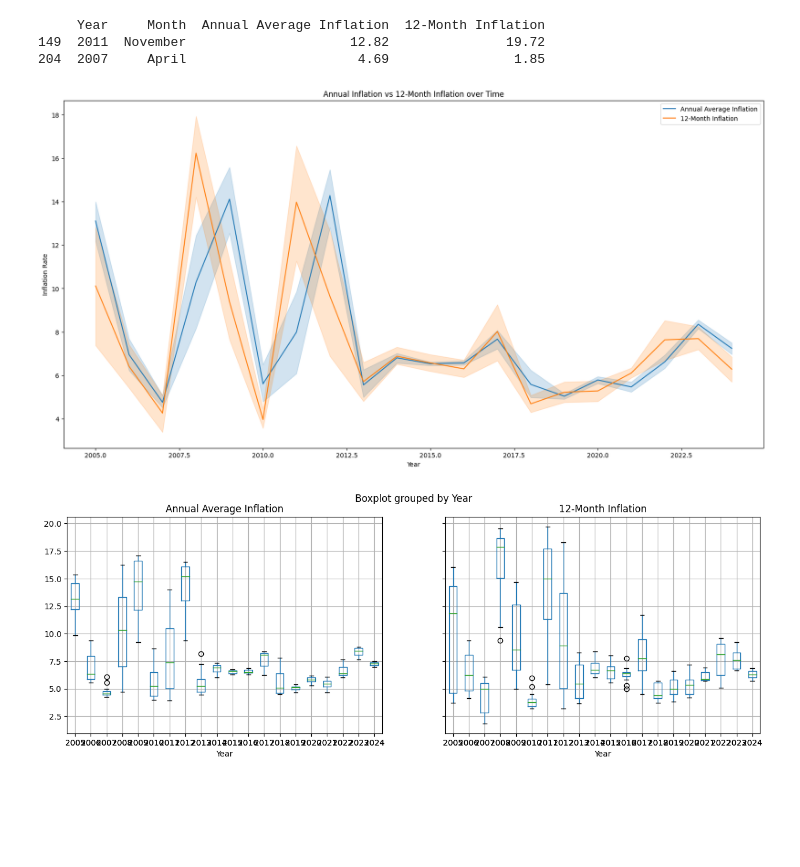
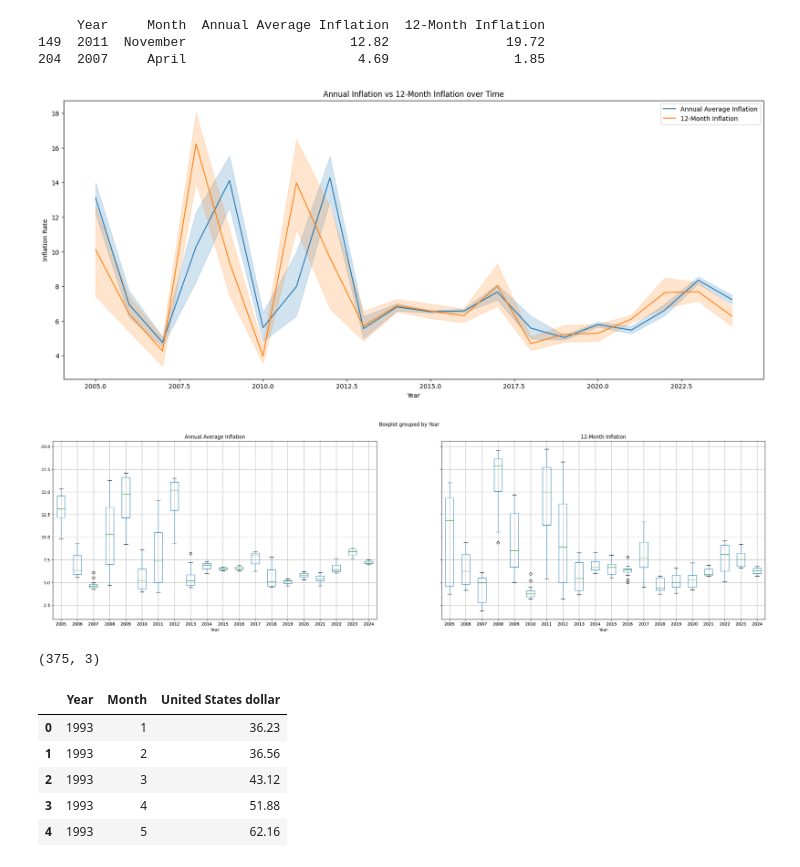
Before and after one commit to PerisN/Predicting-the-rate-of-Inflation-in-Kenya, a Jupyter notebook: notebooks/cleaning_exploration.ipynb, the cells around one changed output. Drawn from its saved outputs; the diff is of its cells as text; code cells hidden in the pictures; blank space fills up the shorter version.

Commit message:
Read Annual GDP and USD Exchange rates data

```diff
--- a/notebooks/cleaning_exploration.ipynb
+++ b/notebooks/cleaning_exploration.ipynb
@@ -61,16 +62,30 @@ print(av_inf_max_min)
 204  2007     April                      4.69                1.85
 # %%
 # Annual vs 12-Month Inflation over Time
-plt.figure(figsize = (20,10))
+plt.figure(figsize = (20,8))
 sns.lineplot(data=df_inf, x='Year', y='Annual Average Inflation', label='Annual Average Inflation')
 sns.lineplot(data=df_inf, x='Year', y='12-Month Inflation', label='12-Month Inflation')
 plt.xlabel('Year')
 plt.ylabel('Inflation Rate')
 plt.title('Annual Inflation vs 12-Month Inflation over Time')
 _ = plt.legend()
 # %% [output]
-[figure, old version]
+[figure, new version]
 # %%
-df_inf.boxplot(column=['Annual Average Inflation', '12-Month Inflation'], by='Year', figsize=(20, 5));
+df_inf.boxplot(column=['Annual Average Inflation', '12-Month Inflation'], by='Year', figsize=(30, 8));
 # %% [output]
-[figure, old version]
+[figure, new version]
+# %%
+# Read Monthly Exchange rate data
+df_exch = pd.read_csv("/content/Monthly Exchange rate (period average).csv", header=1)
+
+print(df_exch.shape)
+df_exch.head()
+# %% [output]
+(375, 3)
+|  | Year | Month | United States dollar |
+| 0 | 1993 | 1 | 36.23 |
+| 1 | 1993 | 2 | 36.56 |
+| 2 | 1993 | 3 | 43.12 |
+| 3 | 1993 | 4 | 51.88 |
+| 4 | 1993 | 5 | 62.16 |
```
Also changed, not shown: parts of 9 cells of this notebook.
